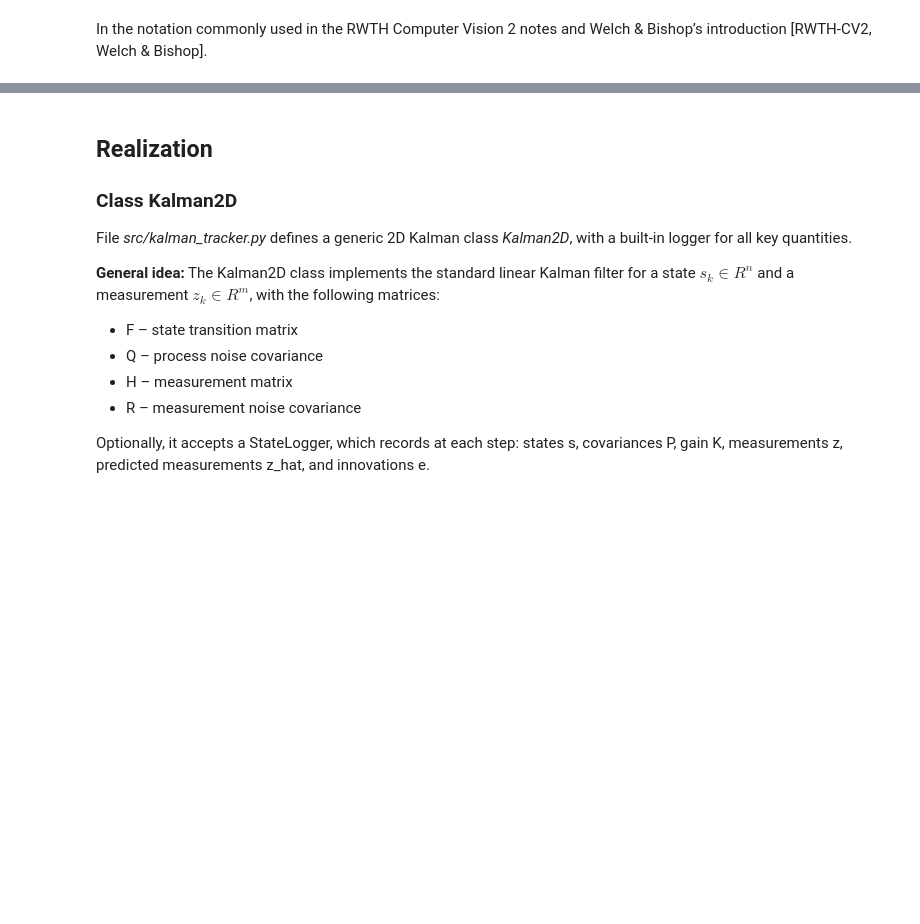
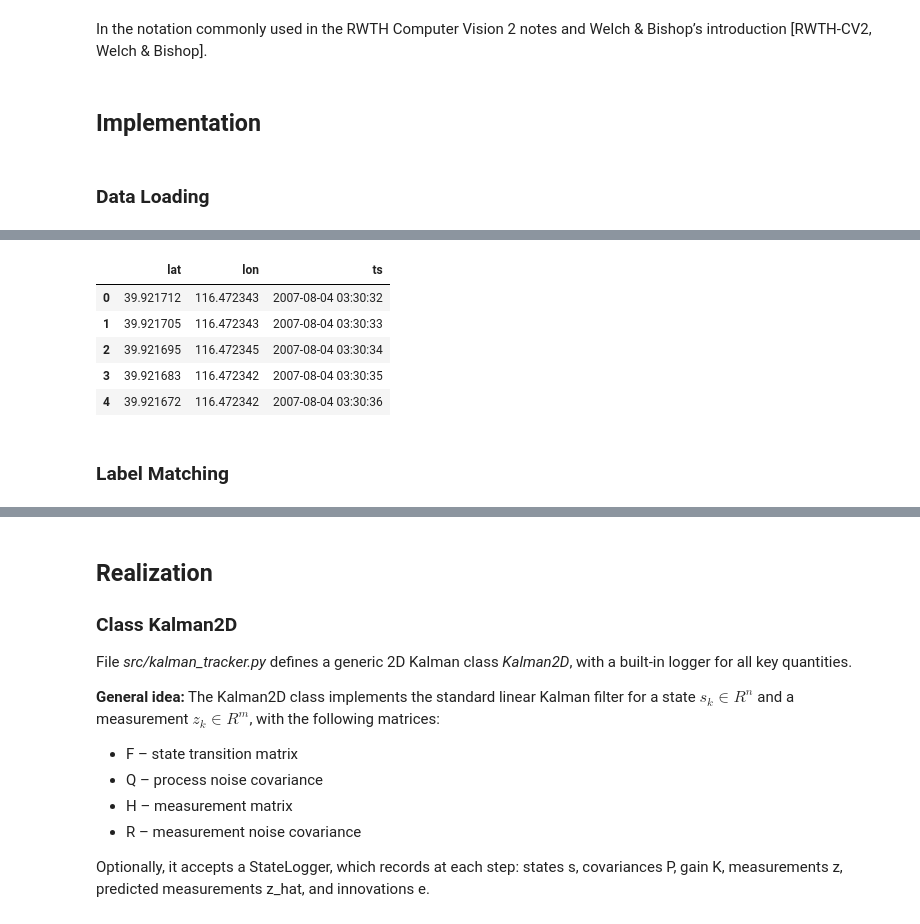
Before and after one commit to RoumenNikolov/kalman-filter-trajectories, a Jupyter notebook: 01. Kalman‑Based MOT Theory and Model.ipynb, the cells around one changed output, grey strips where cells are left out. Drawn from its saved outputs; the diff is of its cells as text; code cells hidden in the pictures; blank space fills up the shorter version.

```diff
--- a/01. Kalman‑Based MOT Theory and Model.ipynb
+++ b/01. Kalman‑Based MOT Theory and Model.ipynb
@@ -518,3 +522,45 @@ Here:
   position components and indirectly in velocities and accelerations.
 # %% [markdown]
 In the notation commonly used in the RWTH Computer Vision 2 notes and Welch & Bishop’s introduction [RWTH-CV2, Welch & Bishop].
+# %% [markdown]
+## Implementation
+# %% [markdown]
+### Data Loading
+# %%
+def read_plt(path):
+    """
+    Read a GeoLife .plt file into a DataFrame.
+
+    The first 6 lines are a fixed header and are skipped.
+
+    Parameters
+    ----------
+    path : str
+        Path to the .plt file.
+
+    Returns
+    -------
+    df : DataFrame
+        Columns: lat, lon, ts (timestamp).
+    """
+    df = pd.read_csv(
+        path,
+        skiprows=6,
+        header=None,
+        names=['lat', 'lon', '_', 'alt', 'days', 'date', 'time']
+    )
+    df['ts'] = pd.to_datetime(df['date'] + ' ' + df['time'])
+    return df[['lat', 'lon', 'ts']].reset_index(drop=True)
+# %%
+# Quick look at a single .plt file
+sample_path = 'data/raw_data_trajectories/geolife_1.3/geolife_trajectories/data/010/Trajectory/20070804033032.plt'
+
+df_sample = read_plt(sample_path)
+
+print(f"Points:    {len(df_sample)}")
+print(f"From:      {df_sample['ts'].min()}")
+print(f"To:        {df_sample['ts'].max()}")
+print(f"Duration:  {df_sample['ts'].max() - df_sample['ts'].min()}")
+print()
+df_sample.head()
+# %% [output]
@@ -520,0 +571,8 @@ In the notation commonly used in the RWTH Computer Vision 2 notes and Welch & Bi
+|  | lat | lon | ts |
+| 0 | 39.921712 | 116.472343 | 2007-08-04 03:30:32 |
+| 1 | 39.921705 | 116.472343 | 2007-08-04 03:30:33 |
+| 2 | 39.921695 | 116.472345 | 2007-08-04 03:30:34 |
+| 3 | 39.921683 | 116.472342 | 2007-08-04 03:30:35 |
+| 4 | 39.921672 | 116.472342 | 2007-08-04 03:30:36 |
+# %% [markdown]
+### Label Matching
```
Also changed, not shown: parts of 17 cells of this notebook, 1 other file.
